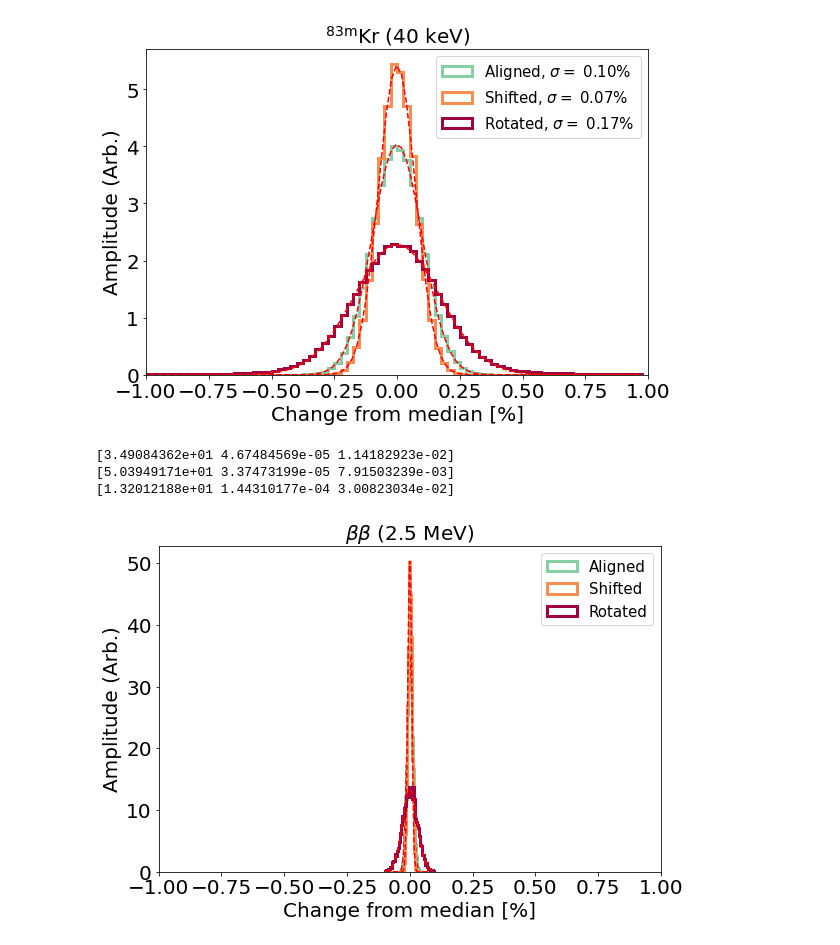
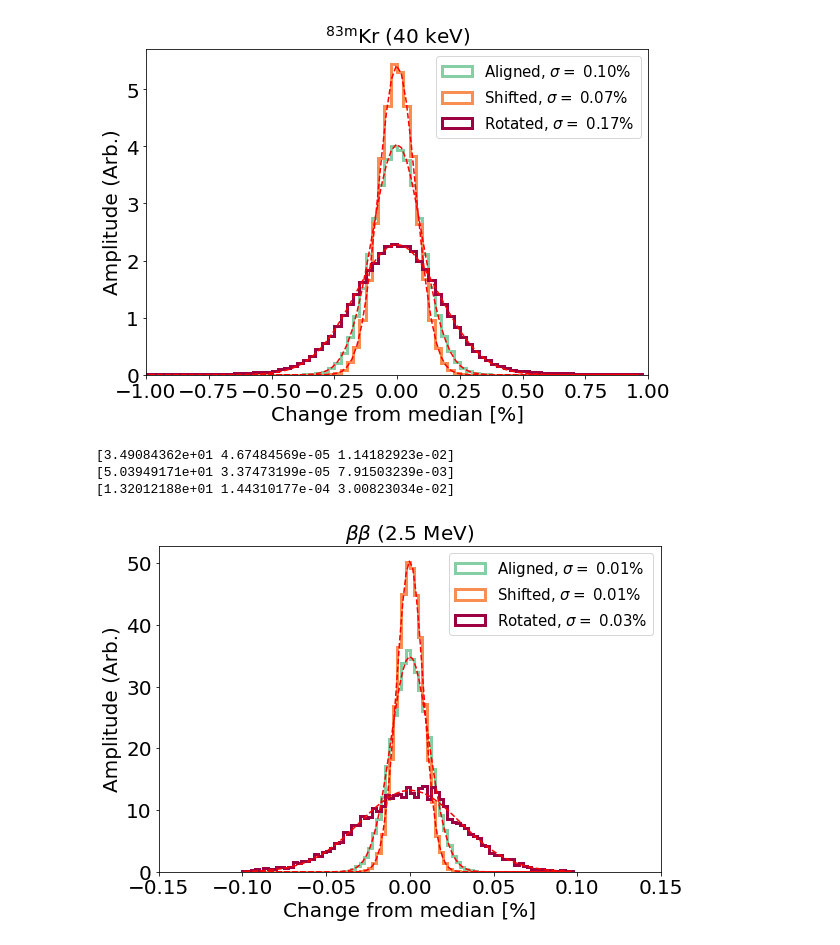
Before and after one commit to kvjmistry/GarfieldCode, a Jupyter notebook: Electroluminescence/notebooks/PlotResCombined.ipynb, the cells around one changed output. Cells and saved outputs as stored; diff of their text form; code cells hidden in the pictures.

```diff
--- a/Electroluminescence/notebooks/PlotResCombined.ipynb
+++ b/Electroluminescence/notebooks/PlotResCombined.ipynb
@@ -100,34 +100,35 @@ sigmas = []
 
 for index, Y in enumerate(bb_yields):
     counts, xbins, _ = plt.hist(100*((Y-np.median(Y))/np.median(Y) ), bins = np.arange(-0.1,0.1,0.0025), histtype = "step", density = True, label = names[index], linewidth = 3, color = cols[index]);
     bin_centers = xbins+ (xbins[1]-xbins[0])/2.0
     bin_centers = bin_centers[:-1]
     popt, pcov = curve_fit(Gaussian_, bin_centers, counts, bounds  = ( [0 , -1, 0], [100, 1, np.inf]), maxfev=50000)
     print(popt)
+    amplitudes.append(popt[0])
+    means.append(popt[1])
     sigmas.append(popt[2])
     # plt.plot(np.linspace(min(bin_centers), max(bin_centers), 100), Gaussian_(np.linspace(min(bin_centers), max(bin_centers), 100), *popt), 'r--') # label='sigma=%5.2f' % sigma
 
 
 legend = plt.legend(fontsize=15)
 legend = plt.gca().get_legend().remove()
 
 new_labels = [ f"{names[0]}, $\sigma = $ {sigmas[0]:.2f}%", f"{names[1]}, $\sigma = $ {sigmas[1]:.2f}%", f"{names[2]}, $\sigma = $ {sigmas[2]:.2f}%"]
 plt.legend(new_labels, fontsize=15)
 
 plt.plot(np.linspace(min(bin_centers), max(bin_centers), 100), Gaussian_(np.linspace(min(bin_centers), max(bin_centers), 100), amplitudes[0], means[0], sigmas[0]), 'r--')
 plt.plot(np.linspace(min(bin_centers), max(bin_centers), 100), Gaussian_(np.linspace(min(bin_centers), max(bin_centers), 100), amplitudes[1], means[1], sigmas[1]), 'r--')
 plt.plot(np.linspace(min(bin_centers), max(bin_centers), 100), Gaussian_(np.linspace(min(bin_centers), max(bin_centers), 100), amplitudes[2], means[2], sigmas[2]), 'r--')
 
 plt.title(r"$\beta\beta$ (2.5 MeV)", fontsize = 20)
 plt.xlabel("Change from median [%]", fontsize = 20)
 plt.ylabel("Amplitude (Arb.)", fontsize = 20)
-plt.legend(fontsize = 15)
-plt.xlim(-1, 1)
+plt.xlim(-0.15, 0.15)
 plt.tick_params(axis='both', labelsize=20)
 plt.tick_params(axis='both', labelsize=20)
-plt.show()
+plt.savefig("../Plots/BBEnergyRes.pdf",facecolor='w', transparent=False)
 # %% [output]
 [3.49084362e+01 4.67484569e-05 1.14182923e-02]
 [5.03949171e+01 3.37473199e-05 7.91503239e-03]
 [1.32012188e+01 1.44310177e-04 3.00823034e-02]
-[figure, old version]
+[figure, new version]
```
Also changed, not shown: parts of 2 cells of this notebook, 5 other files.
